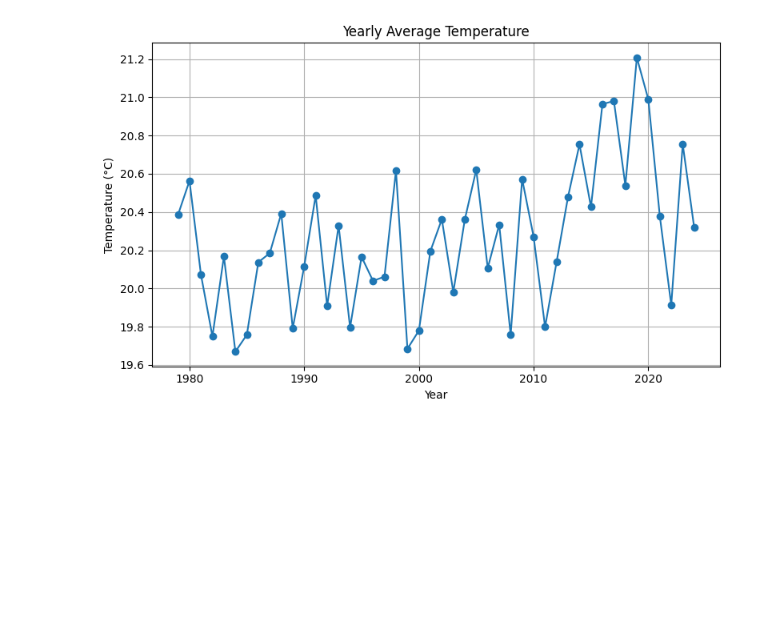
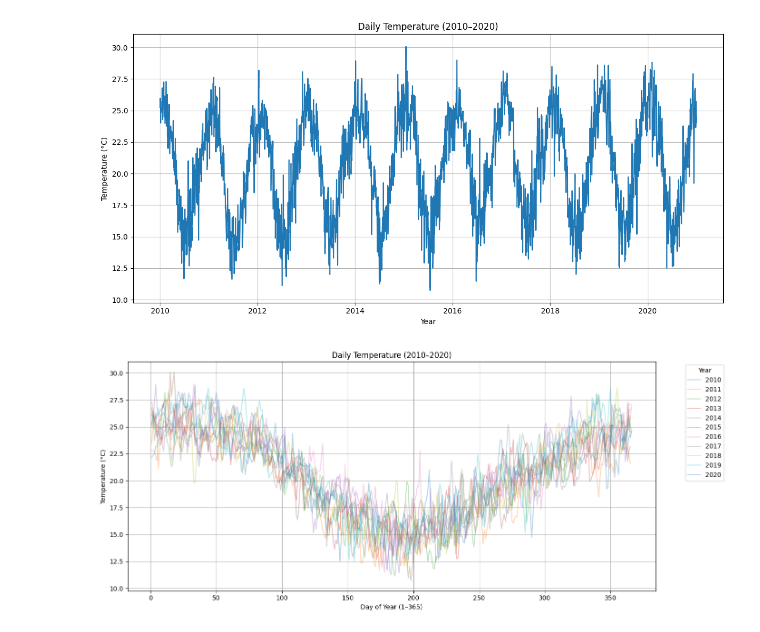
Before and after one commit to EthanGTJones/STAT3008-Group-Project, a Jupyter notebook: summary_stats.ipynb, the cells around one changed output. Cells and saved outputs as stored; diff of their text form; code cells hidden in the pictures; blank space fills up the shorter version.

Commit message:
avg plots added

```diff
--- a/summary_stats.ipynb
+++ b/summary_stats.ipynb
@@ -30,5 +31,38 @@ dtypes: float64(16), int64(7), object(5)
 memory usage: 86.2+ MB
 None
 # %%
+# Convert date to datetime and filter data between 2010-01-01 and 2020-12-31
+data['date'] = pd.to_datetime(data['date'], dayfirst=True)
+filtered = data[(data['date'] >= '2010-01-01') & (data['date'] <= '2020-12-31')]
+
+# Plot
+plt.figure(figsize=(12,6))
+plt.plot(filtered['date'], filtered['temp'])
+plt.title('Daily Temperature (2010–2020)')
+plt.xlabel('Year')
+plt.ylabel('Temperature (°C)')
+plt.grid(True)
+plt.tight_layout()
+plt.show()
 # %% [output]
-[figure, old version]
+[figure, new version]
+# %%
+data['date'] = pd.to_datetime(data['date'], dayfirst=True)
+data = data[(data['date'] >= '2010-01-01') & (data['date'] <= '2020-12-31')]
+
+
+plt.figure(figsize=(14, 6))
+
+# Group by year and plot each
+for y, d in data.groupby(data['date'].dt.year):
+    plt.plot(d['date'].dt.dayofyear, d['temp'], label=str(y), alpha=0.3)
+
+plt.title('Daily Temperature (2010–2020)')
+plt.xlabel('Day of Year (1–365)')
+plt.ylabel('Temperature (°C)')
+plt.legend(title='Year', bbox_to_anchor=(1.05, 1), loc='upper left')
+plt.grid(True)
+plt.tight_layout()
+plt.show()
+# %% [output]
+[figure, added]
```
Also changed, not shown: parts of 3 cells of this notebook.
